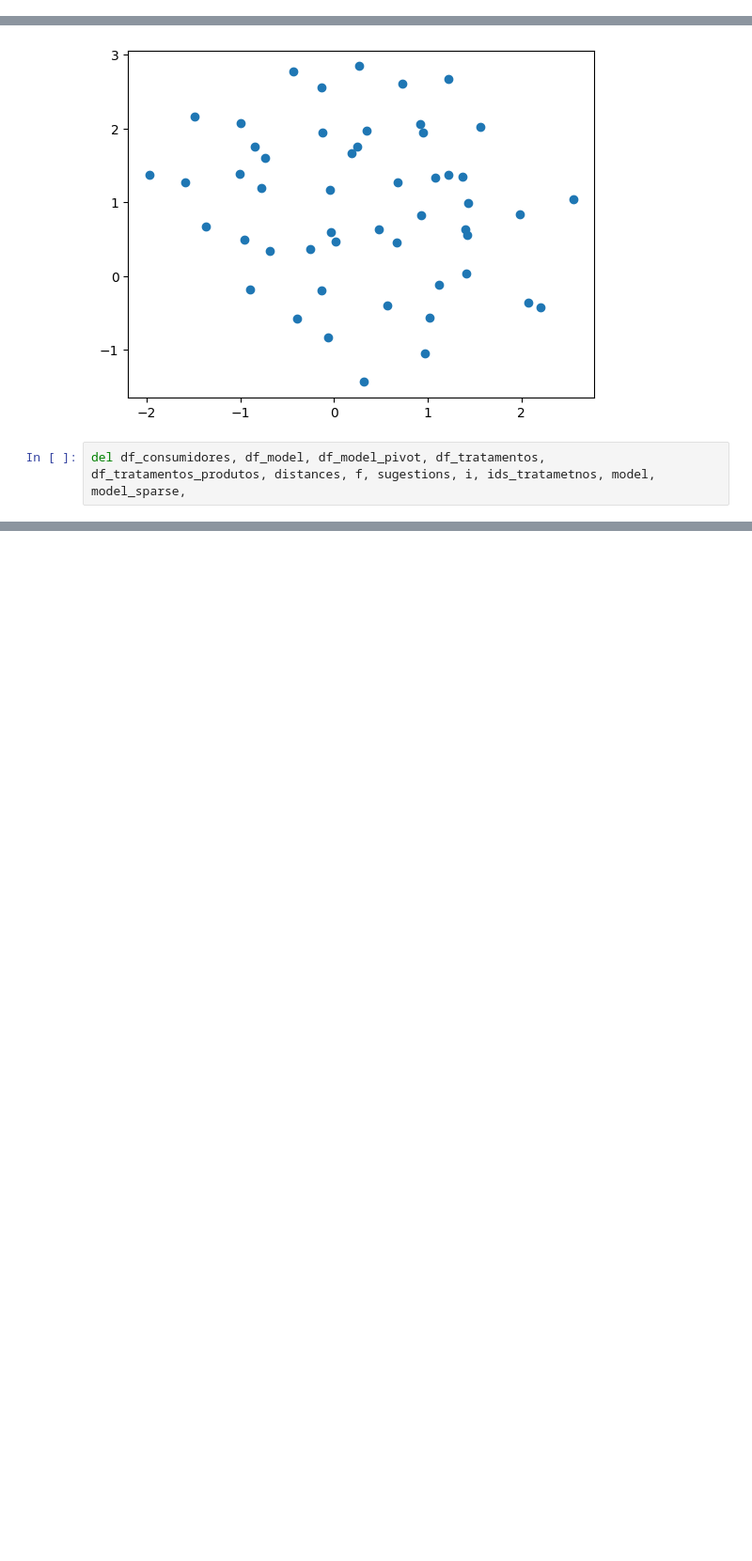
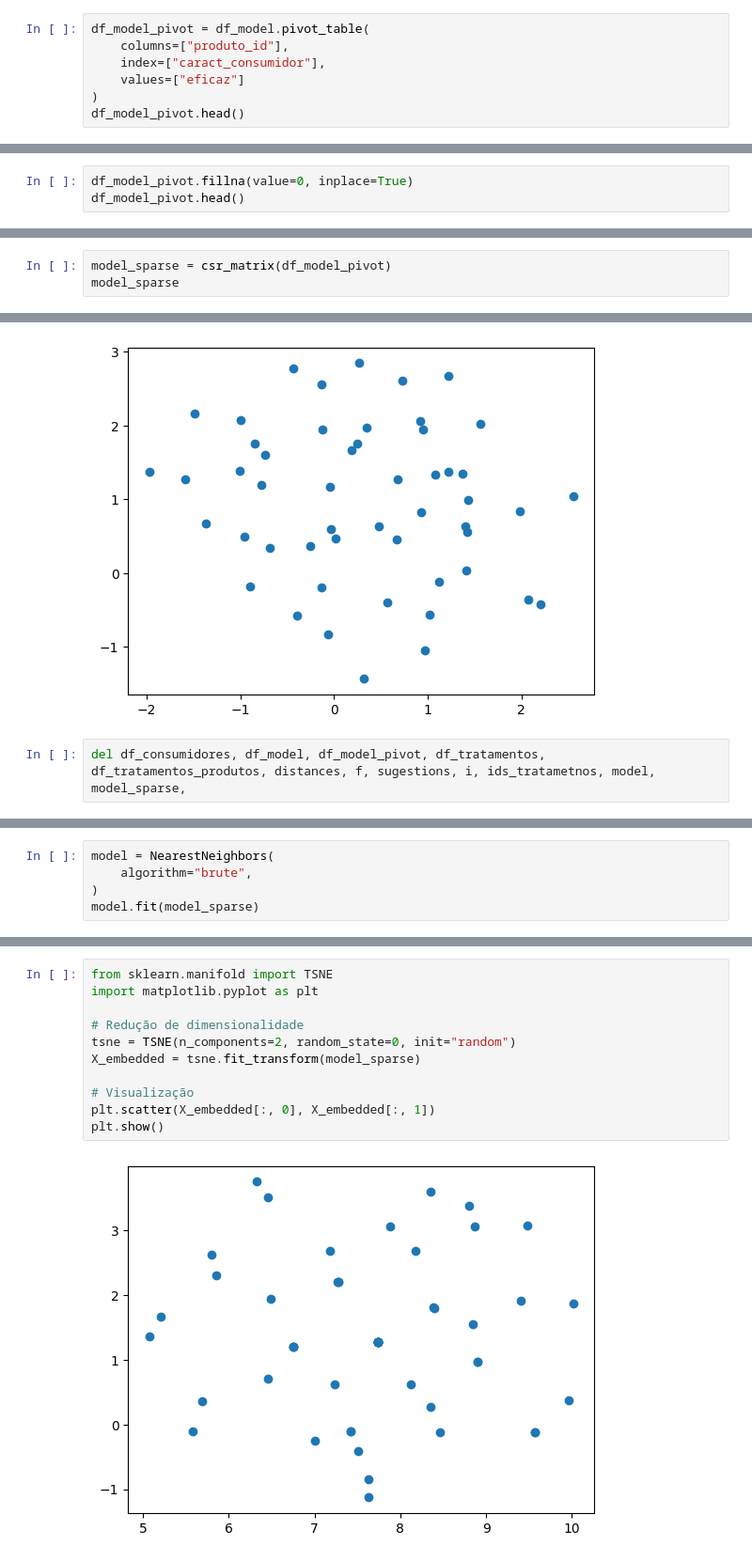
Before and after one commit to WellingtonFidelis/sppc-pa-pos, a Jupyter notebook: djangoapp/auxiliar/nb_prev_prod_cosm.ipynb, the cells around one changed output, grey strips where cells are left out. Shown at 94% size. Cells and saved outputs as stored; diff of their text form; blank space fills up the shorter version.

Commit message:
feat(build model): create new pre-processing to KNN model predict products without the consumer existing.

```diff
--- a/djangoapp/auxiliar/nb_prev_prod_cosm.ipynb
+++ b/djangoapp/auxiliar/nb_prev_prod_cosm.ipynb
@@ -788,0 +978,7 @@ model_sparse
+# %%
+df_model_pivot = df_model.pivot_table(
+    columns=["produto_id"],
+    index=["caract_consumidor"],
+    values=["eficaz"]
+)
+df_model_pivot.head()
@@ -788,0 +994,3 @@ model_sparse
+# %%
+df_model_pivot.fillna(value=0, inplace=True)
+df_model_pivot.head()
@@ -788,0 +1006,3 @@ model_sparse
+# %%
+model_sparse = csr_matrix(df_model_pivot)
+model_sparse
@@ -1161,0 +1390,5 @@ del df_consumidores, df_model, df_model_pivot, df_tratamentos, df_tratamentos_pr
+# %%
+model = NearestNeighbors(
+    algorithm="brute",
+)
+model.fit(model_sparse)
@@ -1161,0 +1445,13 @@ del df_consumidores, df_model, df_model_pivot, df_tratamentos, df_tratamentos_pr
+# %%
+from sklearn.manifold import TSNE
+import matplotlib.pyplot as plt
+
+# Redução de dimensionalidade
+tsne = TSNE(n_components=2, random_state=0, init="random")
+X_embedded = tsne.fit_transform(model_sparse)
+
+# Visualização
+plt.scatter(X_embedded[:, 0], X_embedded[:, 1])
+plt.show()
+# %% [output]
+[figure, added]
```
Also changed, not shown: parts of 32 cells of this notebook, 1 other file.
